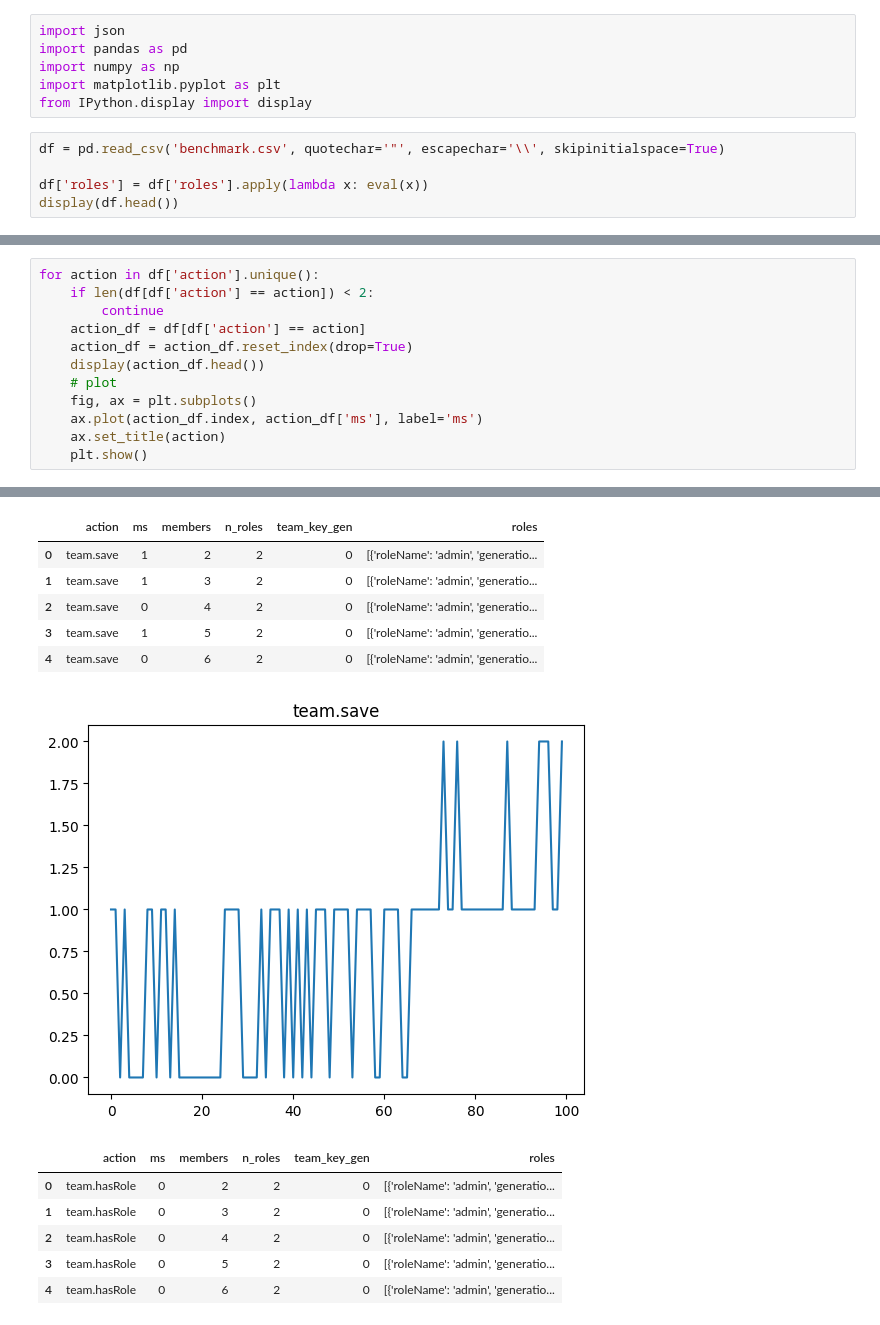
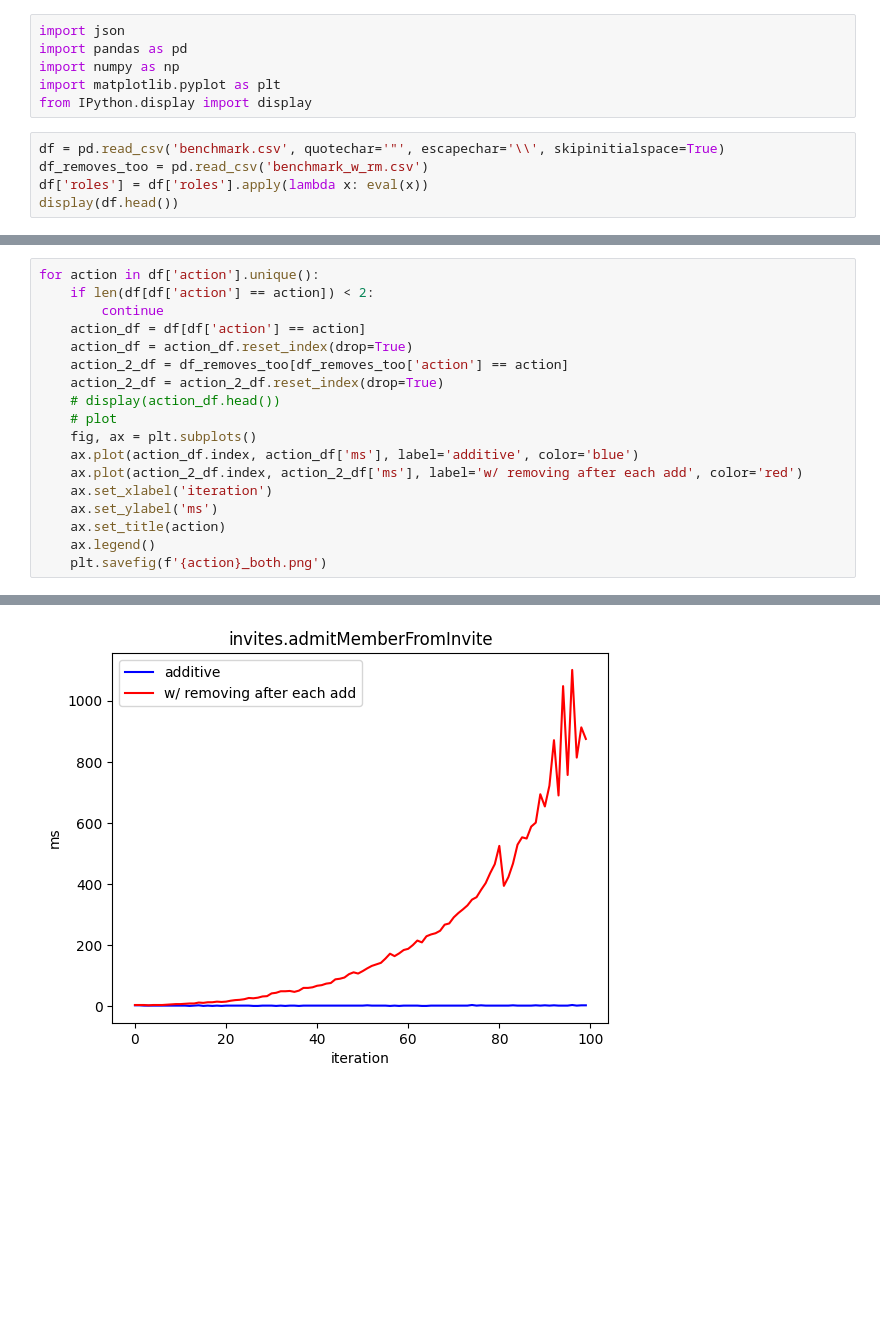
Before and after one commit to TryQuiet/auth, a Jupyter notebook: demos/quiet-sandbox/benchmarks/plotting.ipynb, the cells around one changed output, grey strips where cells are left out. Drawn from its saved outputs; the diff is of its cells as text; blank space fills up the shorter version.

Commit message:
and the plotting

```diff
--- a/demos/quiet-sandbox/benchmarks/plotting.ipynb
+++ b/demos/quiet-sandbox/benchmarks/plotting.ipynb
@@ -6,7 +6,7 @@ import matplotlib.pyplot as plt
 from IPython.display import display
 # %%
 df = pd.read_csv('benchmark.csv', quotechar='"', escapechar='\\', skipinitialspace=True)
-
+df_removes_too = pd.read_csv('benchmark_w_rm.csv')
 df['roles'] = df['roles'].apply(lambda x: eval(x))
 display(df.head())
 # %% [output]
@@ -22,10 +22,16 @@ for action in df['action'].unique():
         continue
     action_df = df[df['action'] == action]
     action_df = action_df.reset_index(drop=True)
-    display(action_df.head())
+    action_2_df = df_removes_too[df_removes_too['action'] == action]
+    action_2_df = action_2_df.reset_index(drop=True)
+    # display(action_df.head())
     # plot
     fig, ax = plt.subplots()
-    ax.plot(action_df.index, action_df['ms'], label='ms')
+    ax.plot(action_df.index, action_df['ms'], label='additive', color='blue')
+    ax.plot(action_2_df.index, action_2_df['ms'], label='w/ removing after each add', color='red')
+    ax.set_xlabel('iteration')
+    ax.set_ylabel('ms')
     ax.set_title(action)
-    plt.show()
+    ax.legend()
+    plt.savefig(f'{action}_both.png')
 # %% [output]
@@ -39,13 +39 @@ for action in df['action'].unique():
-|  | action | ms | members | n_roles | team_key_gen | roles |
-| 0 | team.save | 1 | 2 | 2 | 0 | [{'roleName': 'admin', 'generatio... |
-| 1 | team.save | 1 | 3 | 2 | 0 | [{'roleName': 'admin', 'generatio... |
-| 2 | team.save | 0 | 4 | 2 | 0 | [{'roleName': 'admin', 'generatio... |
-| 3 | team.save | 1 | 5 | 2 | 0 | [{'roleName': 'admin', 'generatio... |
-| 4 | team.save | 0 | 6 | 2 | 0 | [{'roleName': 'admin', 'generatio... |
-[figure, old version]
+[figure, new version]
-|  | action | ms | members | n_roles | team_key_gen | roles |
-| 0 | team.hasRole | 0 | 2 | 2 | 0 | [{'roleName': 'admin', 'generatio... |
-| 1 | team.hasRole | 0 | 3 | 2 | 0 | [{'roleName': 'admin', 'generatio... |
-| 2 | team.hasRole | 0 | 4 | 2 | 0 | [{'roleName': 'admin', 'generatio... |
-| 3 | team.hasRole | 0 | 5 | 2 | 0 | [{'roleName': 'admin', 'generatio... |
-| 4 | team.hasRole | 0 | 6 | 2 | 0 | [{'roleName': 'admin', 'generatio... |
```
Also changed, not shown: parts of 7 cells of this notebook, 1 other file.
